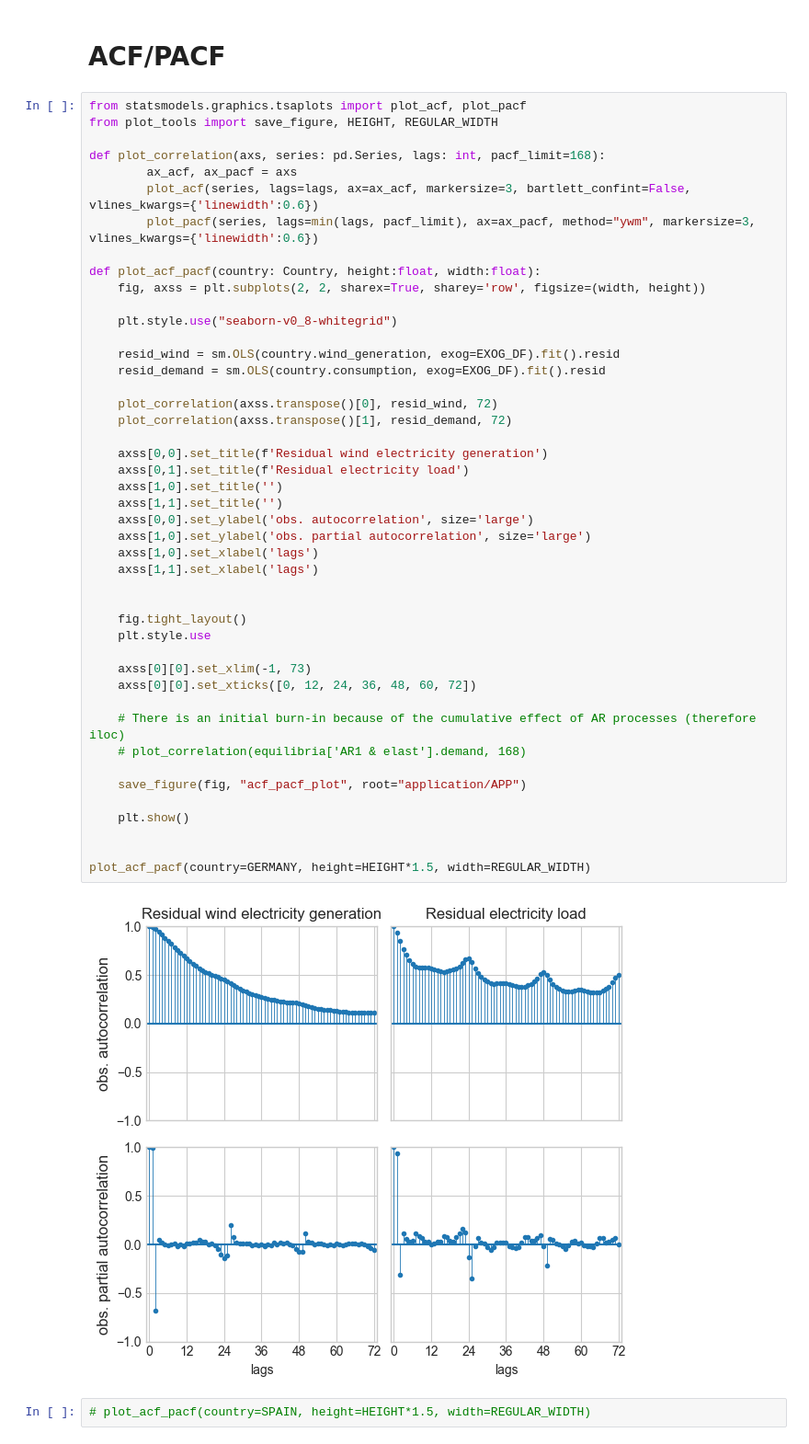
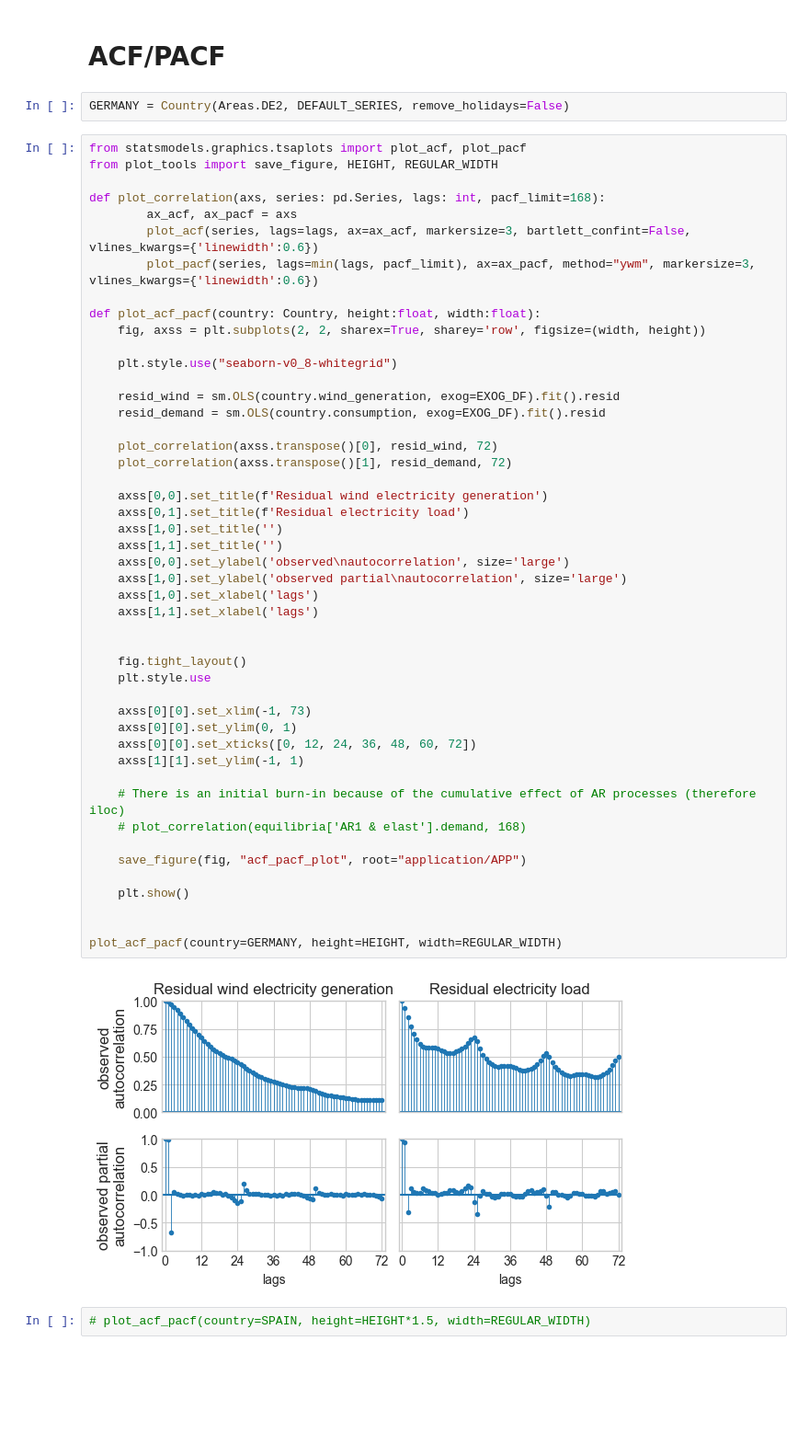
Before and after one commit to jscanales/elasticities_with_graphs, a Jupyter notebook: analysis.ipynb, the cells around one changed output. Shown at 92% size. Cells and saved outputs as stored; diff of their text form; blank space fills up the shorter version.

```diff
--- a/analysis.ipynb
+++ b/analysis.ipynb
@@ -268,6 +302,8 @@ print(GERMANY.solar_generation.std())
 9972.925398870762
 # %% [markdown]
 # ACF/PACF
+# %%
+GERMANY = Country(Areas.DE2, DEFAULT_SERIES, remove_holidays=False)
 # %%
 from statsmodels.graphics.tsaplots import plot_acf, plot_pacf
 from plot_tools import save_figure, HEIGHT, REGULAR_WIDTH
@@ -284,37 +320,39 @@ def plot_acf_pacf(country: Country, height:float, width:float):
 
     resid_wind = sm.OLS(country.wind_generation, exog=EXOG_DF).fit().resid
     resid_demand = sm.OLS(country.consumption, exog=EXOG_DF).fit().resid
 
     plot_correlation(axss.transpose()[0], resid_wind, 72)
     plot_correlation(axss.transpose()[1], resid_demand, 72)
 
     axss[0,0].set_title(f'Residual wind electricity generation')
     axss[0,1].set_title(f'Residual electricity load')
     axss[1,0].set_title('')
     axss[1,1].set_title('')
-    axss[0,0].set_ylabel('obs. autocorrelation', size='large')
-    axss[1,0].set_ylabel('obs. partial autocorrelation', size='large')
+    axss[0,0].set_ylabel('observed\nautocorrelation', size='large')
+    axss[1,0].set_ylabel('observed partial\nautocorrelation', size='large')
     axss[1,0].set_xlabel('lags')
     axss[1,1].set_xlabel('lags')
 
 
     fig.tight_layout()
     plt.style.use
 
     axss[0][0].set_xlim(-1, 73)
+    axss[0][0].set_ylim(0, 1)
     axss[0][0].set_xticks([0, 12, 24, 36, 48, 60, 72])
+    axss[1][1].set_ylim(-1, 1)
 
     # There is an initial burn-in because of the cumulative effect of AR processes (therefore iloc)
     # plot_correlation(equilibria['AR1 & elast'].demand, 168)
 
     save_figure(fig, "acf_pacf_plot", root="application/APP")
 
     plt.show()
 
 
-plot_acf_pacf(country=GERMANY, height=HEIGHT*1.5, width=REGULAR_WIDTH)
+plot_acf_pacf(country=GERMANY, height=HEIGHT, width=REGULAR_WIDTH)
 # %% [output]
-[figure, old version]
+[figure, new version]
 # %%
 # plot_acf_pacf(country=SPAIN, height=HEIGHT*1.5, width=REGULAR_WIDTH)
 # %% [markdown]
```
Also changed, not shown: parts of 22 cells of this notebook, 7 other files.
